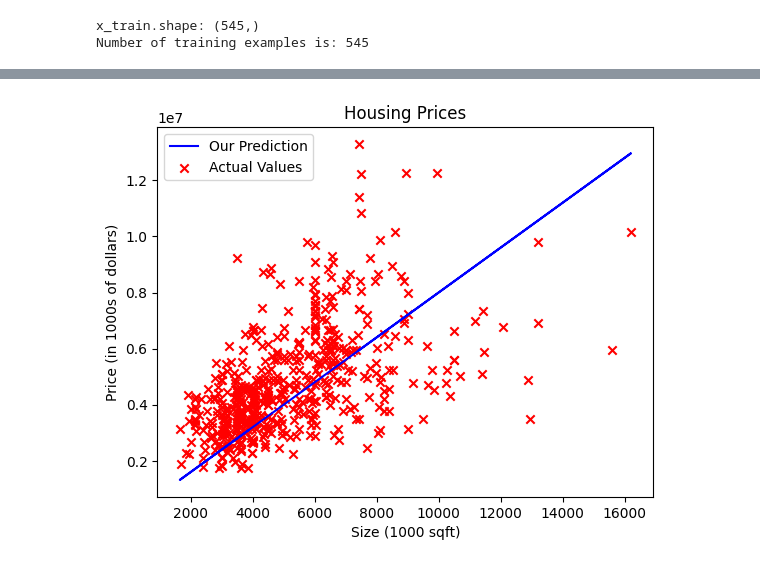
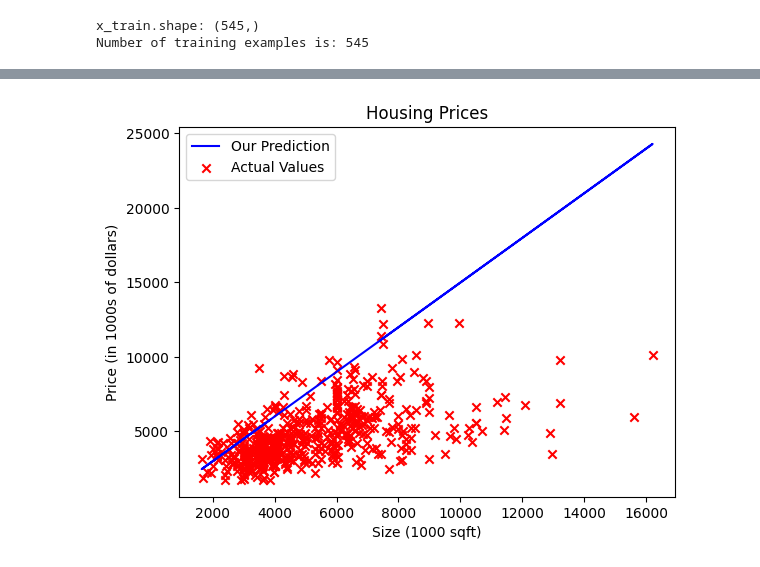
Before and after one commit to mellomaths/aiml, a Jupyter notebook: linear_regression.ipynb, the cells around one changed output, grey strips where cells are left out. Cells and saved outputs as stored; diff of their text form; code cells hidden in the pictures.

```diff
--- a/linear_regression.ipynb
+++ b/linear_regression.ipynb
@@ -38,7 +80,8 @@ You would like to fit a linear regression model through these two points, so you
 # x_train is the input variable (size square feet)
 x_train = df['area'].to_numpy()
 # y_train is the target (price in 1000s of dollars)
-y_train = df['price'].to_numpy()
+# Scale the price down to thousands of dollars to avoid overflow
+y_train = (df['price'] / 1000).to_numpy()
 # %%
 # m is the number of training examples
 print(f"x_train.shape: {x_train.shape}")
@@ -82,6 +135,6 @@ Let's try to get a better intuition for this through the code blocks below. Let'
 # %%
-w = 800
-b = 1250
+w = 1.5
+b = 0
 print(f"w: {w}")
 print(f"b: {b}")
 
@@ -106,19 +168,19 @@ b: 1250
 # %%
-tmp_f_wb = compute_model_output(x_train, w, b,)
+f_wb = compute_model_output(x_train, w, b,)
 
 # Plot our model prediction
-plt.plot(x_train, tmp_f_wb, c='b',label='Our Prediction')
+plt.plot(x_train, f_wb, c='b',label='Our Prediction')
 
 # Plot the data points
 plt.scatter(x_train, y_train, marker='x', c='r',label='Actual Values')
 
 # Set the title
 plt.title("Housing Prices")
 # Set the y-axis label
 plt.ylabel('Price (in 1000s of dollars)')
 # Set the x-axis label
 plt.xlabel('Size (1000 sqft)')
 plt.legend()
 plt.show()
 # %% [output]
-[figure, old version]
+[figure, new version]
```
Also changed, not shown: parts of 27 cells of this notebook.
